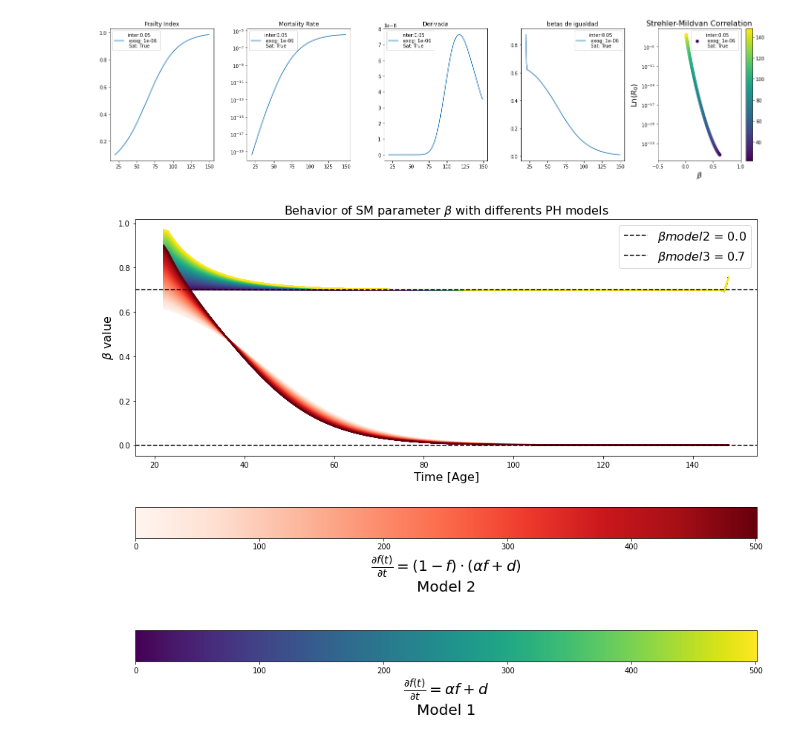
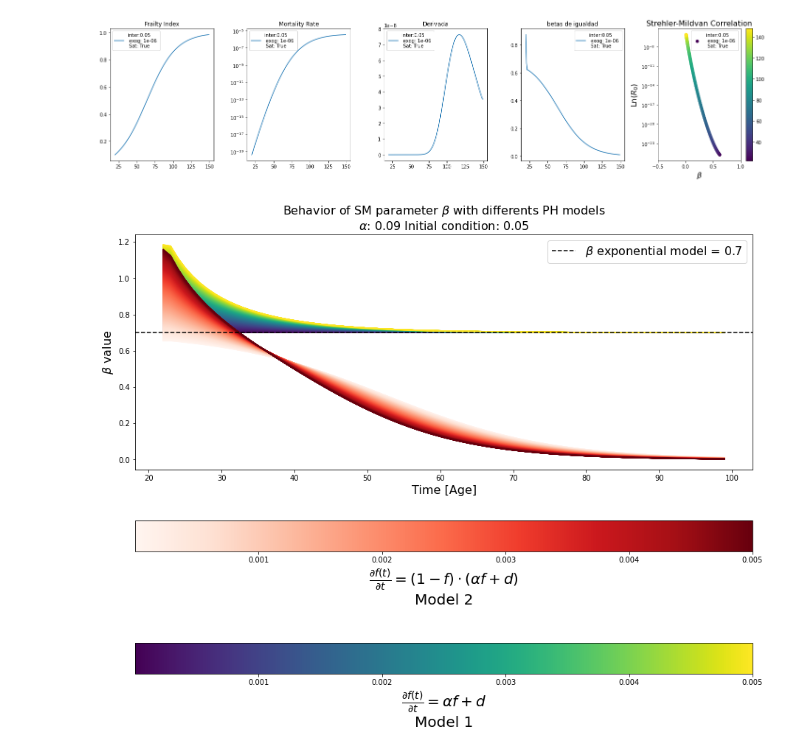
Before and after one commit to Rafther0112/Human_Aging_Research, a Jupyter notebook: friday_21_28/SM_correlation.ipynb, the cells around one changed output. Drawn from its saved outputs; the diff is of its cells as text; code cells hidden in the pictures.

```diff
--- a/friday_21_28/SM_correlation.ipynb
+++ b/friday_21_28/SM_correlation.ipynb
@@ -102,6 +102,9 @@ coupling_factor = 0.7            #Factor de acoplamiento entre frailty index y g
 # %%
 Y_collections = []
 Y_collection2 = []
+
+R_collection_1 = []
+R_collection_2 = []
 # %%
 #Primero vamos a realizar la linea del modelo 4 el cual es el modelo de continuidad de beta y es sencilla
 
@@ -125,8 +128,7 @@ Y_collections.append(beta_values)
 def f(x, alpha_damage_propagation, disease_rate, t=None):
     return alpha_damage_propagation*x + disease_rate
 
-
-disease_rate_steps = array_valores = np.arange(0.000001, 0.005 + 0.00001, 0.00001)
+disease_rate_steps = np.arange(0.000001, 0.005 + 0.00001, 0.00001)
 
 for D in disease_rate_steps:
     temporal_evolution = np.arange(tiempo_vida_inicial,tiempo_vida_maximo,h)
@@ -136,7 +138,9 @@ for D in disease_rate_steps:
     data = gompertz_law_differential_equation
     derivative_process = dxdt(data, temporal_evolution, kind="finite_difference", k=3)
     beta_values = derivative_process/data
+    R_values = data/np.e**(beta_values*temporal_evolution)
 
+    R_collection_1.append(R_values)
     Y_collections.append(beta_values)
 # %%
 # Vamos a realizar los de saturacion
@@ -145,7 +149,6 @@ for D in disease_rate_steps:
 
 def f(x, alpha_damage_propagation, disease_rate, t=None):
     return (1-x)*alpha_damage_propagation*x + disease_rate
-
 
 disease_rate_steps = np.arange(0.000001, 0.005 + 0.00001, 0.00001)
 
@@ -157,7 +160,9 @@ for D in disease_rate_steps:
     data = gompertz_law_differential_equation
     derivative_process = dxdt(data, temporal_evolution, kind="finite_difference", k=3)
     beta_values = derivative_process/data
+    R_values = data/np.e**(beta_values*temporal_evolution)
 
+    R_collection_2.append(R_values)
     Y_collection2.append(beta_values)
 # %%
 import matplotlib.pyplot as plt
@@ -169,45 +174,42 @@ X = temporal_evolution
 A_values = np.arange(0, len(Y_collections), 1)  # Replace this with your parameter A values
 A_values_2 = np.arange(0, len(Y_collection2), 1)  # Replace this with your parameter A values
 
-# Create the plot with different colors for each line
-
 fig, ax = plt.subplots(figsize=(15,12))
 
 for Y, A in tqdm(zip(Y_collections, A_values)):
     # Create a separate colormap for each line
     colors = plt.cm.viridis(A_values / max(A_values))  # Normalize A_values between 0 and 1
-    ax.plot(X[2:-1], Y[2:-1], color=colors[A])
+    ax.plot(X[2:80], Y[2:80], color=colors[A])
 
-sm = plt.cm.ScalarMappable(cmap=plt.cm.viridis, norm=plt.Normalize(vmin=min(A_values), vmax=max(A_values)))
+sm = plt.cm.ScalarMappable(cmap=plt.cm.viridis, norm=plt.Normalize(vmin=min(disease_rate_steps), vmax=max(disease_rate_steps)))
 sm.set_array([])  # Set an empty array to create the colorbar based on the colormap
 
 
 for Y, A in tqdm(zip(Y_collection2, A_values)):
     # Create a separate colormap for each line
 
     colors2 = plt.cm.Reds(A_values / max(A_values))  # Normalize A_values between 0 and 1
-    ax.plot(X[2:-1], Y[2:-1], color=colors2[A])
+    ax.plot(X[2:80], Y[2:80], color=colors2[A])
 
-sm2 = plt.cm.ScalarMappable(cmap=plt.cm.Reds, norm=plt.Normalize(vmin=min(A_values), vmax=max(A_values)))
+sm2 = plt.cm.ScalarMappable(cmap=plt.cm.Reds, norm=plt.Normalize(vmin=min(disease_rate_steps), vmax=max(disease_rate_steps)))
 sm2.set_array([])  # Set an empty array to create the colorbar based on the colormap
 
 
-ax.axhline(y=0.0, color='black', linestyle='--', label=rf'$\beta model 2$ = 0.0')
-ax.axhline(y=coupling_factor, color='black', linestyle='--', label=rf'$\beta model 3$ = {coupling_factor}')
+ax.axhline(y=coupling_factor, color='black', linestyle='--', label=rf'$\beta$ exponential model = {coupling_factor}')
 
 cbar = plt.colorbar(sm, orientation = "horizontal")
 cbar2 = plt.colorbar(sm2, orientation = "horizontal")
 
 ax.set_xlabel(r'Time [Age]', fontsize=16)
 ax.set_ylabel(r'$\beta$ value', fontsize=16)
-ax.set_title(r"Behavior of SM parameter $\beta$ with differents PH models", fontsize= 16)
+
+ax.set_title(r"Behavior of SM parameter $\beta$ with differents PH models" + "\n" + rf"$\alpha$: {alpha_damage_propagation} Initial condition: {condicion_inicial}", fontsize= 16)
 cbar.set_label(r"$\frac{\partial{f(t)}}{\partial{t}} = \alpha f + d$" + "\n" + "Model 1", fontsize=20)
-
 cbar2.set_label(r"$\frac{\partial{f(t)}}{\partial{t}} = (1-f) \cdot (\alpha f + d)$" + "\n" + "Model 2", fontsize=20)
 
 
 ax.legend(fontsize = 16)
 plt.savefig("Behaviour_beta_differents_models.jpg", dpi = 1000)
 plt.show()
 # %% [output]
-[figure, old version]
+[figure, new version]
```
Also changed, not shown: parts of 11 cells of this notebook, 7 other files.
